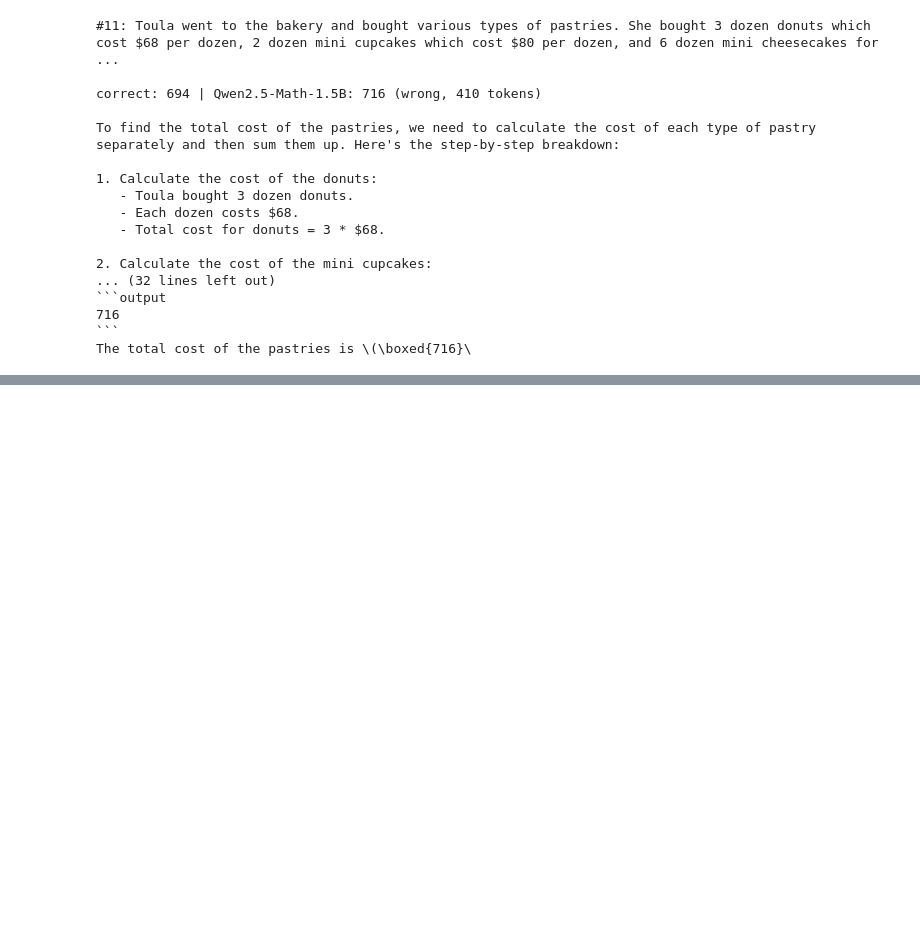
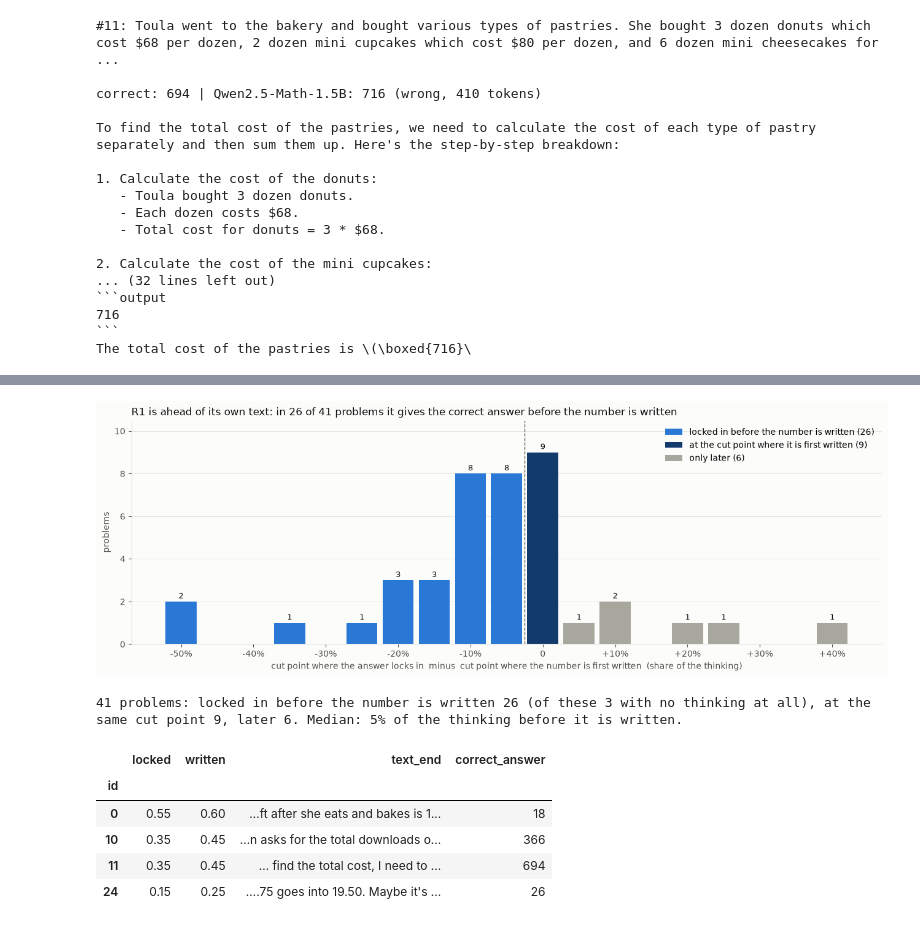
Before and after one commit to lucamcwood/AI-VisualizationProject-TheFinalGroup, a Jupyter notebook: notebooks/03_visualizations_with_AI.ipynb, the cells around one changed output, grey strips where cells are left out. Cells and saved outputs as stored; diff of their text form; code cells hidden in the pictures; blank space fills up the shorter version.

```diff
--- a/notebooks/03_visualizations_with_AI.ipynb
+++ b/notebooks/03_visualizations_with_AI.ipynb
@@ -1053,0 +1189,62 @@ that the team has checked.
+# %%
+def contains_number(text, value):
+    return re.search(r"(?<![\d.])" + re.escape(value) + r"(?![\d]|\.\d)", text.replace(",", "")) is not None
+
+
+if len(early):
+    chars = early.pivot(index="id", columns="fraction", values="kept_chars")
+    rows = []
+    for pid in problems.index:
+        if r1_think.loc[pid, "gold_in_question"] or np.isnan(lock[pid]):
+            continue
+        think, gold = thinking(outputs.loc[pid, R1]), problems.loc[pid, "gold"]
+        shown = {f: think[:chars.loc[pid, f]] for f in FRACTIONS}          # the text R1 was shown at each cut point
+        written = next((f for f in FRACTIONS if contains_number(shown[f], gold)), np.nan)
+        rows.append(dict(id=pid, outcome=outcomes.loc[pid, R1], locked=lock[pid], written=written,
+                         p_at_lock=prob.loc[pid, lock[pid]], text_end="…" + shown[lock[pid]][-110:].replace("\n", " ")))
+    ahead = pd.DataFrame(rows).set_index("id").dropna(subset=["written"])
+    ahead["delay"] = (ahead.locked - ahead.written).round(2)                # < 0: locked in before it is written
+    n_before, n_same, n_later = (ahead.delay < 0).sum(), (ahead.delay == 0).sum(), (ahead.delay > 0).sum()
+    no_thinking = int((ahead.locked == 0).sum())
+
+    step = FRACTIONS[1] - FRACTIONS[0]
+    counts = ahead.delay.value_counts().sort_index()
+    fig, ax = plt.subplots(figsize=(13, 4.6))
+    GROUPS = [("locked in before the number is written", BLUE, counts[counts.index < 0]),
+              ("at the cut point where it is first written", "#123a6b", counts[counts.index == 0]),
+              ("only later", COLORS["cut off"], counts[counts.index > 0])]
+    for label, color, part in GROUPS:
+        ax.bar(part.index, part.values, width=step * 0.86, color=color, label=f"{label} ({int(part.sum())})")
+        for x, v in part.items():
+            ax.text(x, v + 0.15, str(v), ha="center", fontsize=9, color=INK)
+    ax.axvline(-step / 2, color=INK_MUTED, lw=1, ls="--")
+    ax.set_xticks(np.arange(-0.5, 0.41, 0.1))
+    ax.xaxis.set_major_formatter(plt.FuncFormatter(lambda v, _: "0" if abs(v) < 1e-9 else f"{v:+.0%}"))
+    ax.set_xlabel("cut point where the answer locks in  minus  cut point where the number is first written  "
+                  "(share of the thinking)")
+    ax.set_ylabel("problems")
+    ax.set_ylim(0, counts.max() + 1.5)
+    ax.grid(axis="y", color=GRID, lw=0.6)
+    ax.set_axisbelow(True)
+    ax.legend(loc="upper right", frameon=False)
+    ax.set_title(f"R1 is ahead of its own text: in {n_before} of {len(ahead)} problems it gives the correct answer "
+                 "before the number is written", loc="left", fontsize=12.5, color=INK)
+    plt.tight_layout()
+    plt.show()
+
+    print(f"{len(ahead)} problems: locked in before the number is written {n_before} (of these {no_thinking} with no "
+          f"thinking at all), at the same cut point {n_same}, later {n_later}. "
+          f"Median: {-ahead.delay.median():.0%} of the thinking before it is written.")
+    # The end of the text R1 had been shown when its answer locked in (the correct number is not in it yet)
+    EXAMPLES = [0, 10, 11, 24]
+    pd.set_option("display.max_colwidth", 130)
+    display(ahead.loc[EXAMPLES, ["locked", "written", "text_end"]].assign(correct_answer=problems.loc[EXAMPLES, "gold"]))
+# %% [output]
+[figure, added]
+41 problems: locked in before the number is written 26 (of these 3 with no thinking at all), at the same cut point 9, later 6. Median: 5% of the thinking before it is written.
+|  | locked | written | text_end | correct_answer |
+| id |  |  |  |  |
+| 0 | 0.55 | 0.60 | …ft after she eats and bakes is 1... | 18 |
+| 10 | 0.35 | 0.45 | …n asks for the total downloads o... | 366 |
+| 11 | 0.35 | 0.45 | … find the total cost, I need to ... | 694 |
+| 24 | 0.15 | 0.25 | ….75 goes into 19.50. Maybe it's ... | 26 |
```
Also changed, not shown: parts of 49 cells of this notebook, 3 other files.
